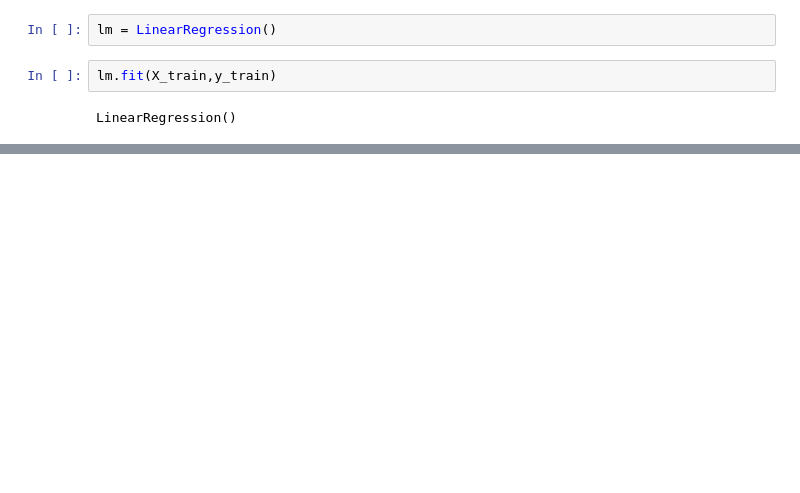
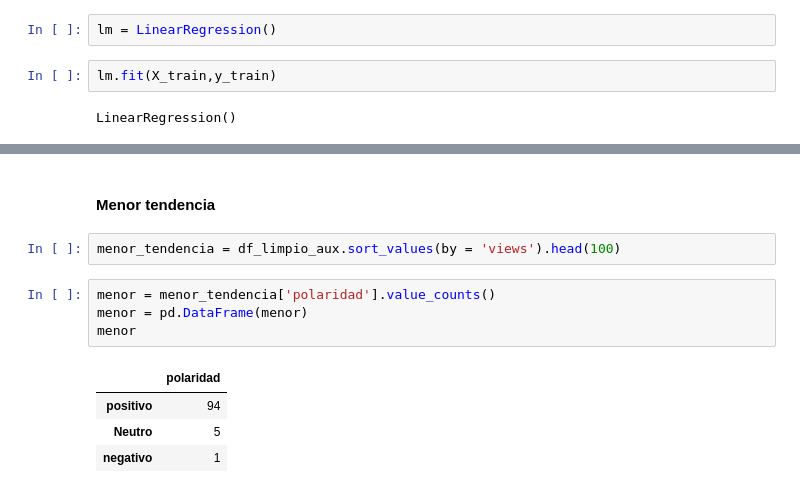
Before and after one commit to Moral-Agents/EB-2021-1-CC51, a Jupyter notebook: code/01-Code.ipynb, the cells around one changed output, grey strips where cells are left out. Drawn from its saved outputs; the diff is of its cells as text; blank space fills up the shorter version.

```diff
--- a/code/01-Code.ipynb
+++ b/code/01-Code.ipynb
@@ -920,0 +965,13 @@ RMSE: 179275.1518699753
+# %% [markdown]
+#### Menor tendencia
+# %%
+menor_tendencia = df_limpio_aux.sort_values(by = 'views').head(100)
+# %%
+menor = menor_tendencia['polaridad'].value_counts()
+menor = pd.DataFrame(menor)
+menor
+# %% [output]
+|  | polaridad |
+| positivo | 94 |
+| Neutro | 5 |
+| negativo | 1 |
```
Also changed, not shown: parts of 37 cells of this notebook.
